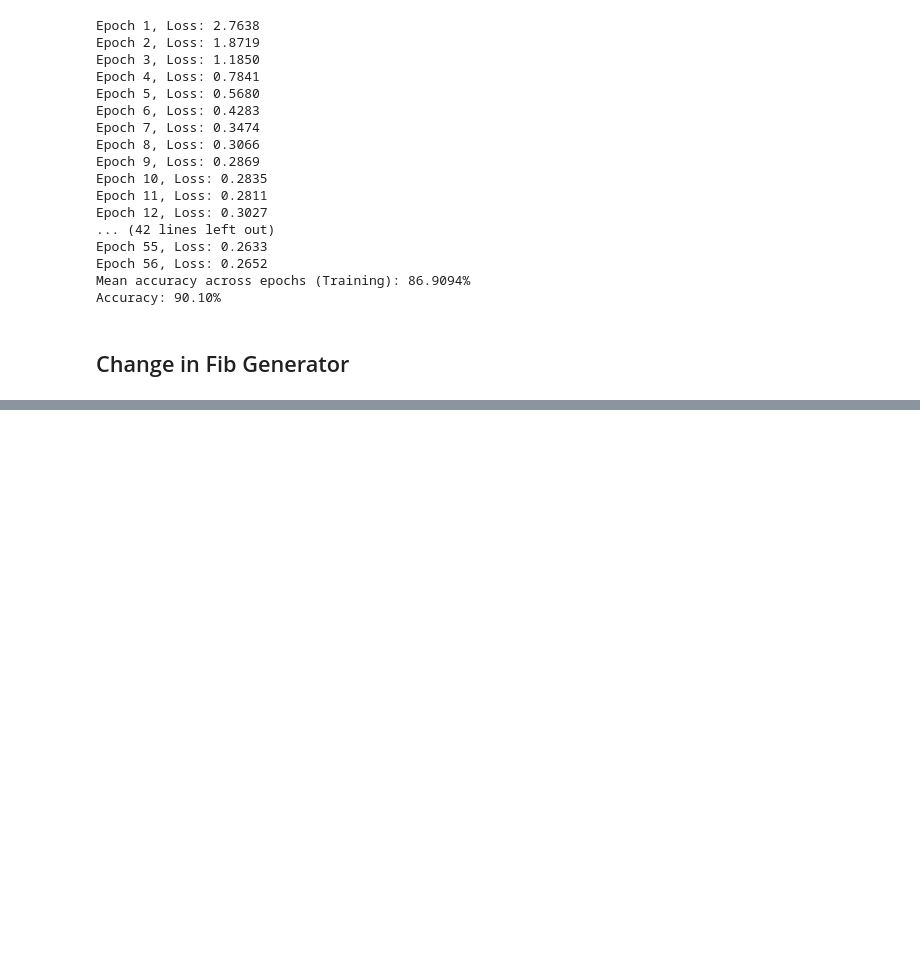
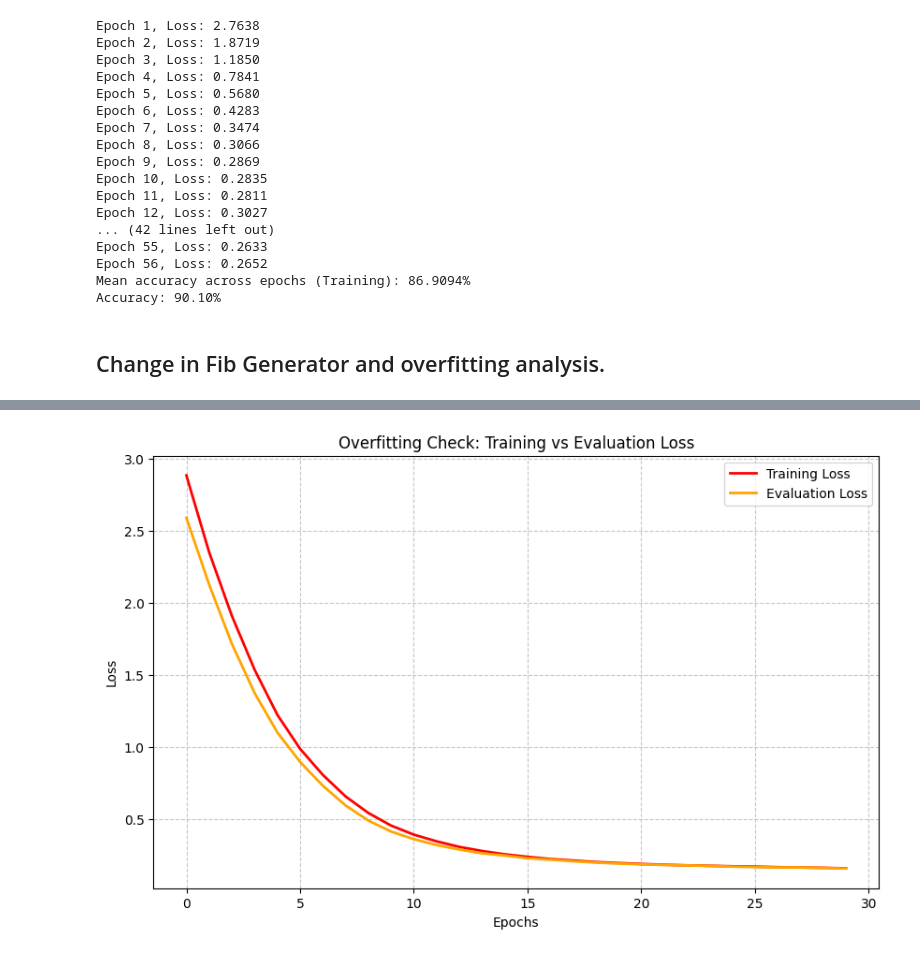
Before and after one commit to Aavash232311/transformer-pt-analysis, a Jupyter notebook: analysis/analysis.ipynb, the cells around one changed output, grey strips where cells are left out. Drawn from its saved outputs; the diff is of its cells as text; code cells hidden in the pictures; blank space fills up the shorter version.

Commit message:
Accuracy graph: When chancing the mod without skipping the first column the accuracy goes up

```diff
--- a/analysis/analysis.ipynb
+++ b/analysis/analysis.ipynb
@@ -270,13 +270,13 @@ Epoch 56, Loss: 0.2652
 Mean accuracy across epochs (Training): 86.9094%
 Accuracy: 90.10%
 # %% [markdown]
-## Change in Fib Generator
+## Change in Fib Generator and overfitting analysis.
 # %%
 import torch
 import torch.nn as nn
 from torch.utils.data import Dataset, DataLoader, random_split
 import time
-
+import matplotlib.pyplot as plt
 
 device = torch.device("cuda" if torch.cuda.is_available() else "cpu")
 
@@ -307,7 +307,7 @@ class FibonacciModDataset(Dataset):
         return self.samples[idx]
 
 class MinimalTransformer(nn.Module):
-    def __init__(self, vocab_size, d_model=32, n_heads=2, num_layers=1, max_seq_len=20):
+    def __init__(self, vocab_size, d_model=16, n_heads=2, num_layers=1, max_seq_len=20):
         super().__init__()
         self.token_embed = nn.Embedding(vocab_size, d_model)
         self.pos_embed = nn.Embedding(max_seq_len, d_model)
@@ -327,13 +327,17 @@ class MinimalTransformer(nn.Module):
             x = x + attn_out
         return self.out_proj(x)
 
-def train_model(model, dataloader, epochs=12, lr=0.001):
+
+
+train_plot = []
+eval_plot = []
+def train_model(model, dataloader, test_loader, epochs=12, lr=0.001):
     optimizer = torch.optim.Adam(model.parameters(), lr=lr)
     loss_fn = nn.CrossEntropyLoss()
-    model.train()
     start_time = time.time()
 
     for epoch in range(epochs):
+        model.train() # because we have that eval mode after each epoch
         total_loss = 0
         for x, y in dataloader:
             x, y = x.to(device), y.to(device)
@@ -341,30 +345,53 @@ def train_model(model, dataloader, epochs=12, lr=0.001):
             logits = model(x)
             loss = loss_fn(logits.view(-1, logits.size(-1)), y.view(-1))
 
+
             optimizer.zero_grad()
             loss.backward()
             optimizer.step()
             total_loss += loss.item()
 
         avg_loss = total_loss / len(dataloader)
-        print(f"Epoch {epoch+1}, Loss: {avg_loss:.4f}")
+        train_plot.append({'loss': avg_loss, 'epoch': epoch})
+
+        model.eval()
+        with torch.no_grad():
+            val_loss = evaluate_model(model, test_loader)
+            eval_plot.append(val_loss)
+
+        avg_loss = total_loss / len(dataloader)
+        print(f"Epoch {epoch+1}, Loss (Training): {avg_loss:.4f} Loss(val): {val_loss:.4f}")
 
     end_time = time.time()
     print(f"Total Training Time: {end_time - start_time:.2f} seconds")
 
-def evaluate_model(model, dataloader):
+def evaluate_model(model, dataloader, show_accuracy = False):
     correct, total = 0, 0
+    loss_fn = nn.CrossEntropyLoss()
     model.eval()
+    total_loss = 0
+
     with torch.no_grad():
         for x, y in dataloader:
             x, y = x.to(device), y.to(device)
             logits = model(x)
             pred = logits.argmax(dim=-1)
-            correct += (pred[:, 1:] == y[:, 1:]).sum().item()
-            total += y[:, 1:].numel()
-    print(f"Accuracy: {correct / total:.2%}")
 
-vocab_size = 10
+            loss = loss_fn(logits.view(-1, logits.size(-1)), y.view(-1))
+            total_loss += loss.item()
+
+            # correct += (pred[:, 1:] == y[:, 1:]).sum().item()
+            # total += y[:, 1:].numel()
+
+            correct += (pred == y).sum().item()
+            total += y.numel()
+    if show_accuracy:
+      print(f"Accuracy: {correct / total:.2%}")
+
+    avg_loss = total_loss / len(dataloader)
+    return avg_loss
+
+vocab_size = 20
 batch_size = 64
 generated_ds = FibonacciModDataset(num_samples=5000, mod=vocab_size, seq_len=10)
 
@@ -380,6 +407,25 @@ test_loader = DataLoader(test_ds, batch_size=batch_size)
 
 model = MinimalTransformer(vocab_size=vocab_size).to(device)
 
-train_model(model, train_loader, epochs=20)
-evaluate_model(model, test_loader)
+train_model(model, train_loader, epochs=50, test_loader=test_loader)
+evaluate_model(model, test_loader, show_accuracy=True)
+
+
+
+def overfitting_plot(train_history, eval_losses):
+    epochs = [x['epoch'] for x in train_history]
+    train_losses = [x['loss'] for x in train_history]
+
+    plt.figure(figsize=(10, 6))
+
+    plt.plot(epochs, train_losses, label='Training Loss', color='red', linewidth=2)
+    plt.plot(epochs, eval_losses, label='Evaluation Loss', color='orange', linewidth=2)
+
+    plt.title('Overfitting Check: Training vs Evaluation Loss')
+    plt.xlabel('Epochs')
+    plt.ylabel('Loss')
+    plt.legend()
+    plt.grid(True, linestyle='--', alpha=0.7)
+    plt.show()
+overfitting_plot(train_plot, eval_plot)
 # %% [output]
@@ -402,0 +449 @@ Accuracy: 99.66%
+[figure, added]
```
Also changed, not shown: parts of 1 cell of this notebook, 1 other file.
